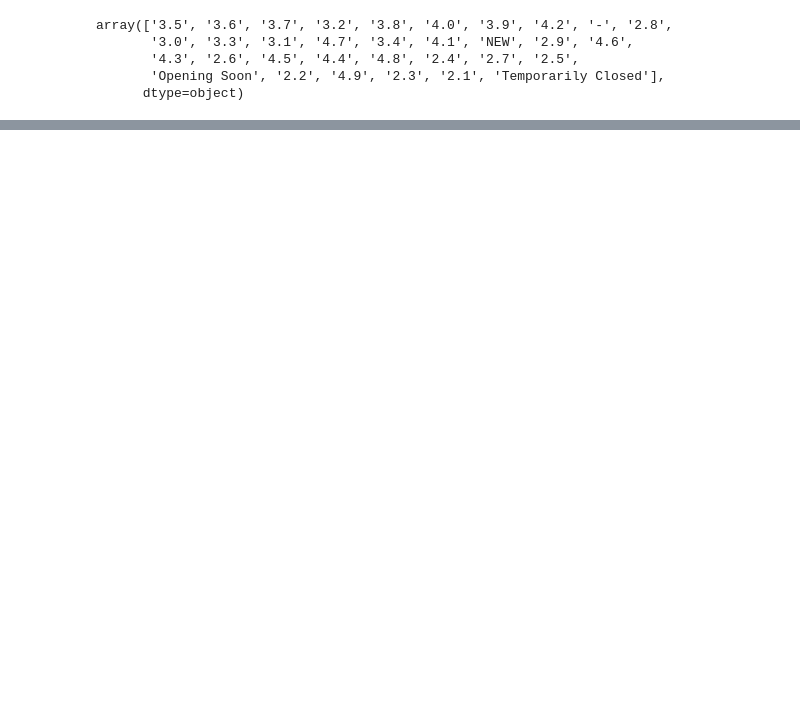
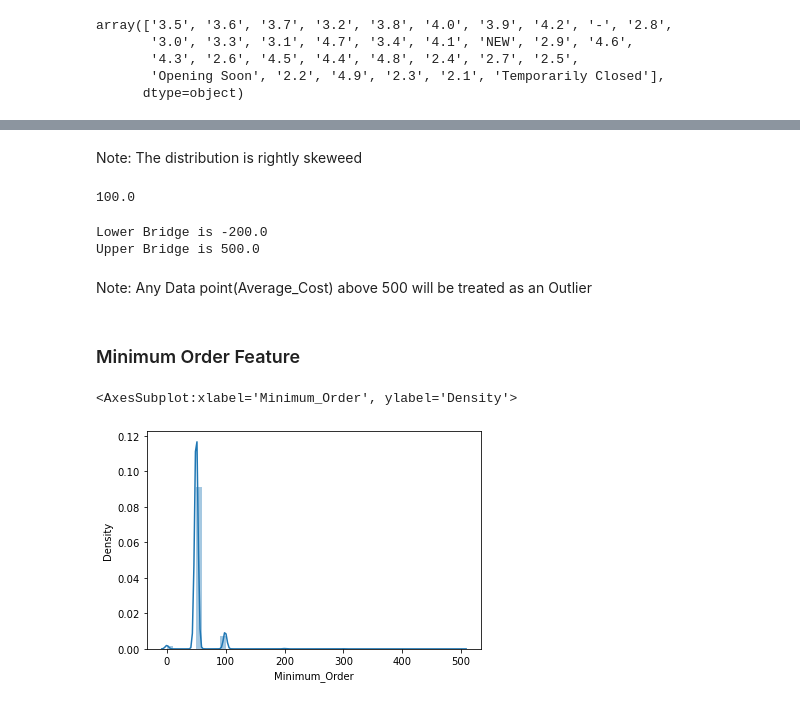
Before and after one commit to syedkhundmir99/Projects, a Jupyter notebook: Delivery Time Prediction.ipynb, the cells around one changed output, grey strips where cells are left out. Drawn from its saved outputs; the diff is of its cells as text; code cells hidden in the pictures; blank space fills up the shorter version.

```diff
--- a/Delivery Time Prediction.ipynb
+++ b/Delivery Time Prediction.ipynb
@@ -302,0 +181,25 @@ clf.score(x_test,y_test)
+# %% [markdown]
+Note: The distribution is rightly skeweed
+# %%
+# calculate IQR for Average Cost
+IQR = df['Average_Cost'].quantile(0.75) - df['Average_Cost'].quantile(0.25)
+IQR
+# %% [output]
+100.0
+# %%
+lower_bridge = df['Average_Cost'].quantile(0.25) - (IQR * 3)
+upper_bridge = df['Average_Cost'].quantile(0.75) + (IQR * 3)
+print('Lower Bridge is {}'.format(lower_bridge))
+print('Upper Bridge is {}'.format(upper_bridge))
+# %% [output]
+Lower Bridge is -200.0
+Upper Bridge is 500.0
+# %% [markdown]
+Note: Any Data point(Average_Cost) above 500 will be treated as an Outlier
+# %% [markdown]
+### Minimum Order Feature
+# %%
+sns.distplot(df['Minimum_Order'])
+# %% [output]
+<AxesSubplot:xlabel='Minimum_Order', ylabel='Density'>
+[figure, added]
```
Also changed, not shown: parts of 123 cells of this notebook.
